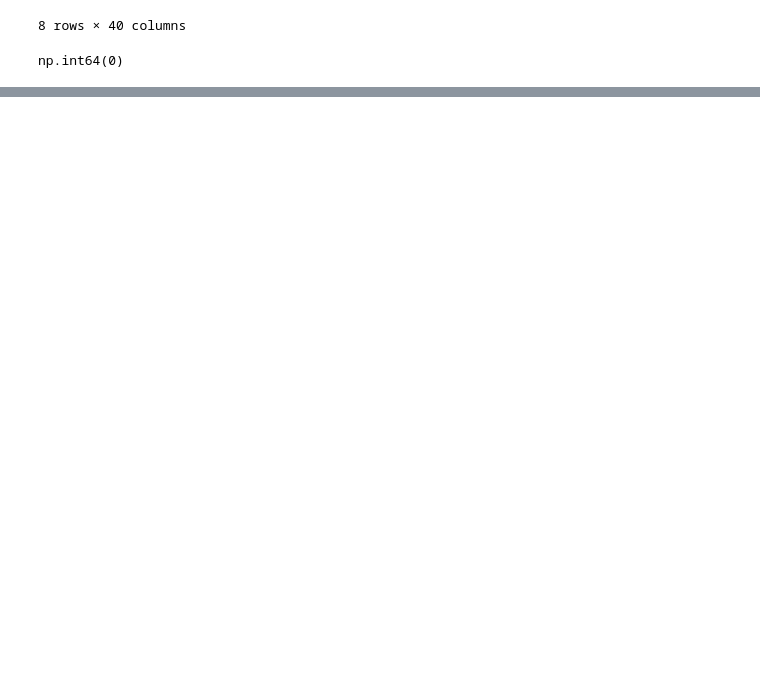
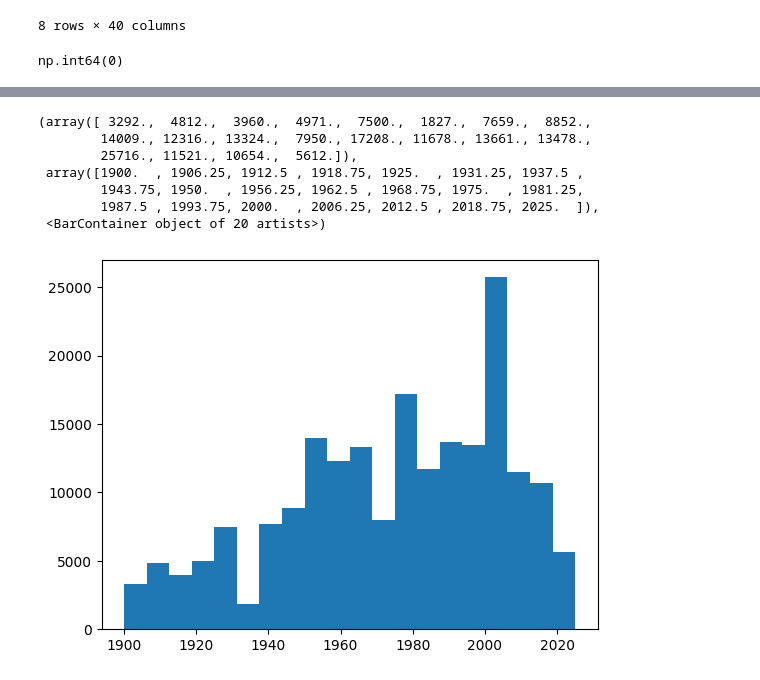
Before and after one commit to Shally-1997/project_house_prediction, a Jupyter notebook: HousePrice.ipynb, the cells around one changed output, grey strips where cells are left out. Saved outputs shown, nothing was run; the diff lists cells and outputs as text; code cells hidden in the pictures; blank space fills up the shorter version.

```diff
--- a/HousePrice.ipynb
+++ b/HousePrice.ipynb
@@ -117,0 +213,11 @@ ValueError: could not convert string to float: '2014-11-15'
+# %%
+plt.hist(df1['year_built'], bins=20)
+# %% [output]
+(array([ 3292.,  4812.,  3960.,  4971.,  7500.,  1827.,  7659.,  8852.,
+        14009., 12316., 13324.,  7950., 17208., 11678., 13661., 13478.,
+        25716., 11521., 10654.,  5612.]),
+ array([1900.  , 1906.25, 1912.5 , 1918.75, 1925.  , 1931.25, 1937.5 ,
+        1943.75, 1950.  , 1956.25, 1962.5 , 1968.75, 1975.  , 1981.25,
+        1987.5 , 1993.75, 2000.  , 2006.25, 2012.5 , 2018.75, 2025.  ]),
+ <BarContainer object of 20 artists>)
+[figure, added]
```
Also changed, not shown: parts of 18 cells of this notebook.
